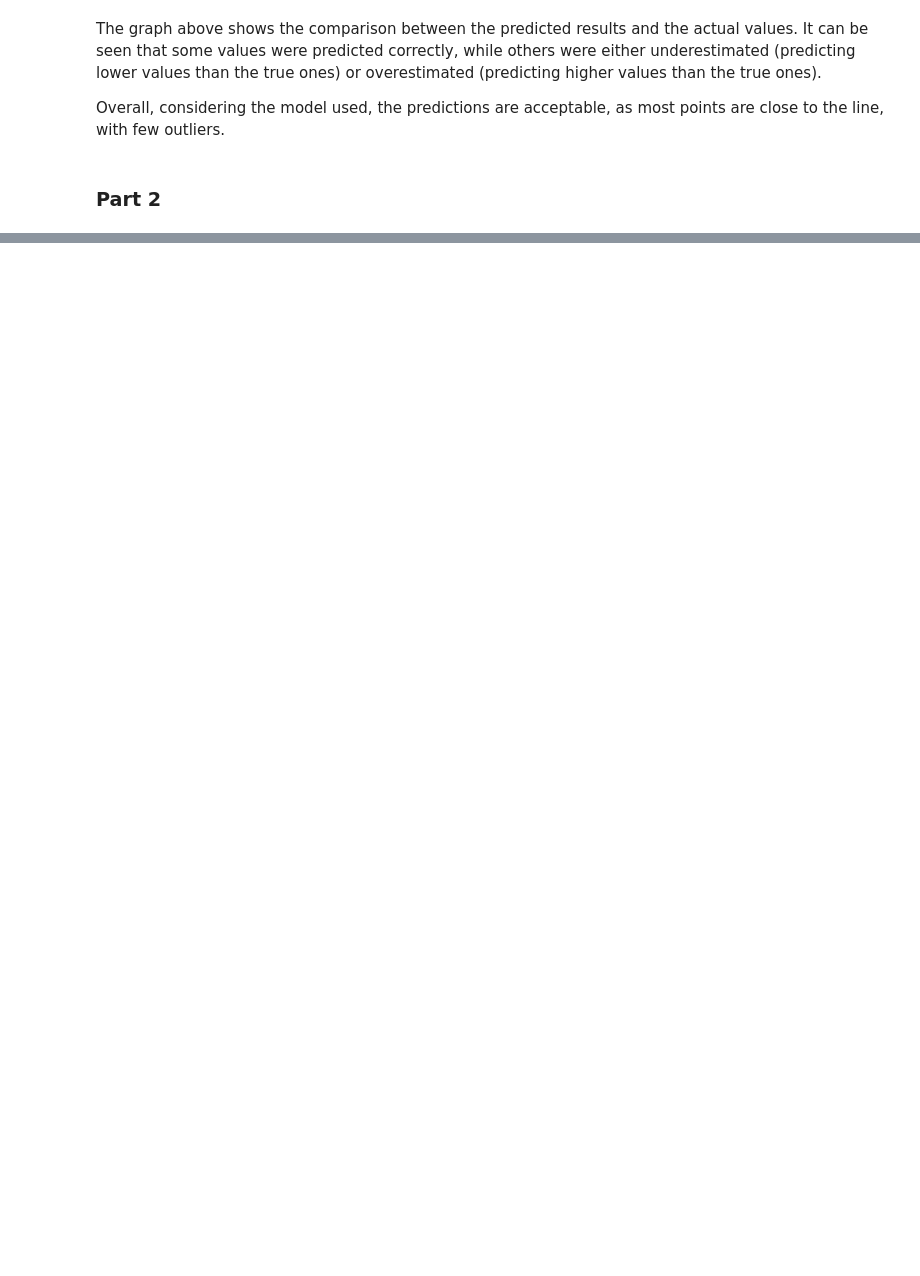
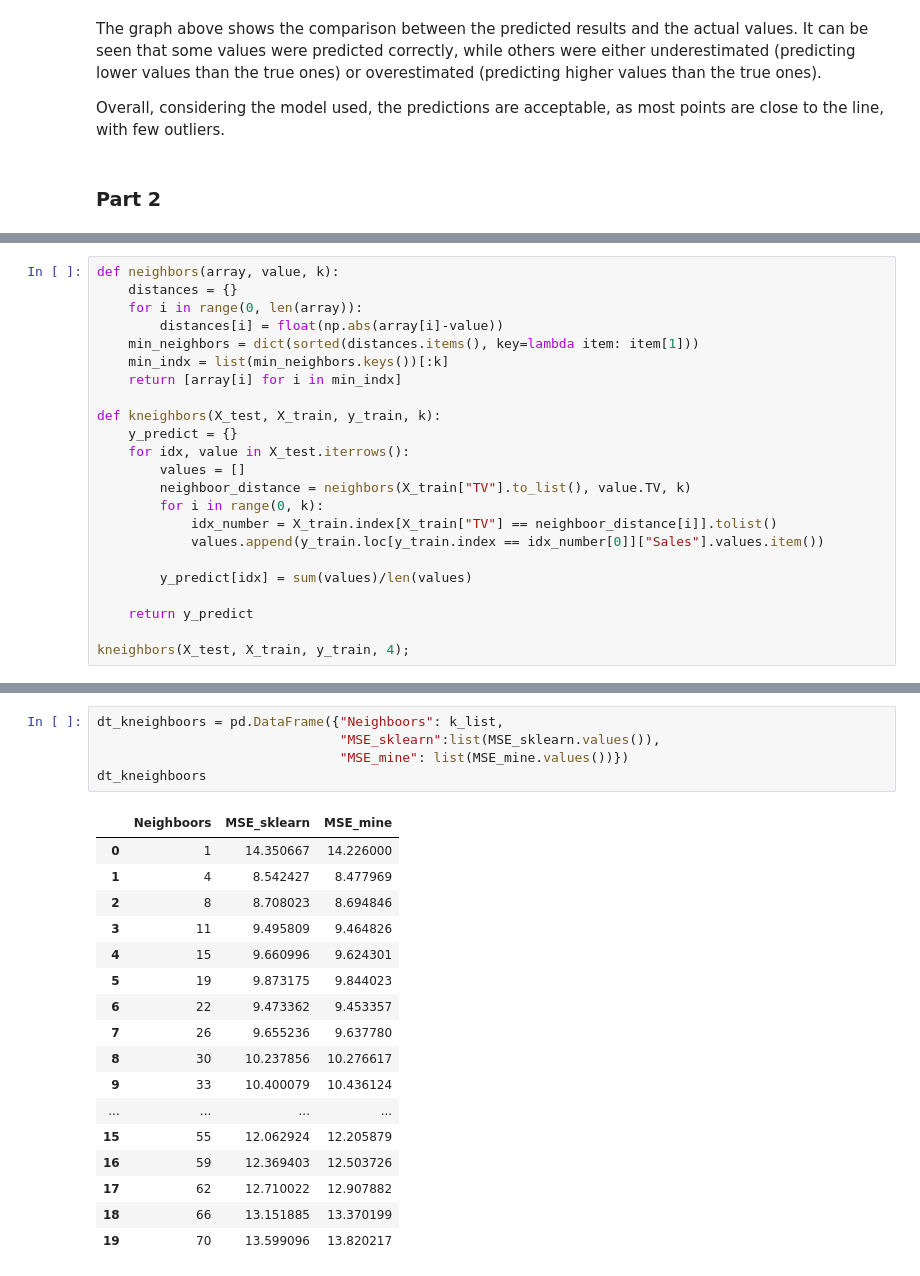
Before and after one commit to samylesousa/introduction-data-science, a Jupyter notebook: exercise-simple-knn-regression/exercise-simple-knn.ipynb, the cells around one changed output, grey strips where cells are left out. Cells and saved outputs as stored; diff of their text form; blank space fills up the shorter version.

```diff
--- a/exercise-simple-knn-regression/exercise-simple-knn.ipynb
+++ b/exercise-simple-knn-regression/exercise-simple-knn.ipynb
@@ -102,0 +104,23 @@ Part 2: Generalizing KNN
+# %%
+def neighbors(array, value, k):
+    distances = {}
+    for i in range(0, len(array)):
+        distances[i] = float(np.abs(array[i]-value))
+    min_neighbors = dict(sorted(distances.items(), key=lambda item: item[1]))
+    min_indx = list(min_neighbors.keys())[:k]
+    return [array[i] for i in min_indx]
+
+def kneighbors(X_test, X_train, y_train, k):
+    y_predict = {}
+    for idx, value in X_test.iterrows():
+        values = []
+        neighboor_distance = neighbors(X_train["TV"].to_list(), value.TV, k)
+        for i in range(0, k):
+            idx_number = X_train.index[X_train["TV"] == neighboor_distance[i]].tolist()
+            values.append(y_train.loc[y_train.index == idx_number[0]]["Sales"].values.item())
+
+        y_predict[idx] = sum(values)/len(values)
+
+    return y_predict
+
+kneighbors(X_test, X_train, y_train, 4);
@@ -102,0 +145,23 @@ Part 2: Generalizing KNN
+# %%
+dt_kneighboors = pd.DataFrame({"Neighboors": k_list,
+                               "MSE_sklearn":list(MSE_sklearn.values()),
+                               "MSE_mine": list(MSE_mine.values())})
+dt_kneighboors
+# %% [output]
+|  | Neighboors | MSE_sklearn | MSE_mine |
+| 0 | 1 | 14.350667 | 14.226000 |
+| 1 | 4 | 8.542427 | 8.477969 |
+| 2 | 8 | 8.708023 | 8.694846 |
+| 3 | 11 | 9.495809 | 9.464826 |
+| 4 | 15 | 9.660996 | 9.624301 |
+| 5 | 19 | 9.873175 | 9.844023 |
+| 6 | 22 | 9.473362 | 9.453357 |
+| 7 | 26 | 9.655236 | 9.637780 |
+| 8 | 30 | 10.237856 | 10.276617 |
+| 9 | 33 | 10.400079 | 10.436124 |
+| ... | ... | ... | ... |
+| 15 | 55 | 12.062924 | 12.205879 |
+| 16 | 59 | 12.369403 | 12.503726 |
+| 17 | 62 | 12.710022 | 12.907882 |
+| 18 | 66 | 13.151885 | 13.370199 |
+| 19 | 70 | 13.599096 | 13.820217 |
```
Also changed, not shown: parts of 13 cells of this notebook, 3 other files.
